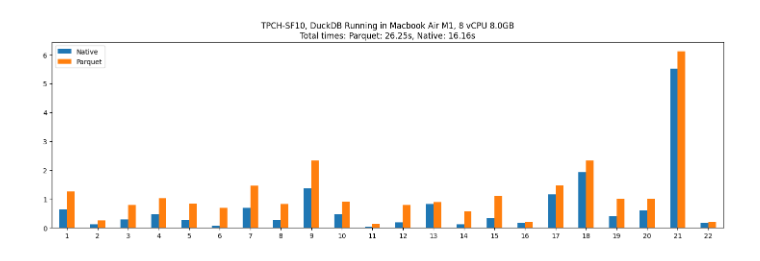
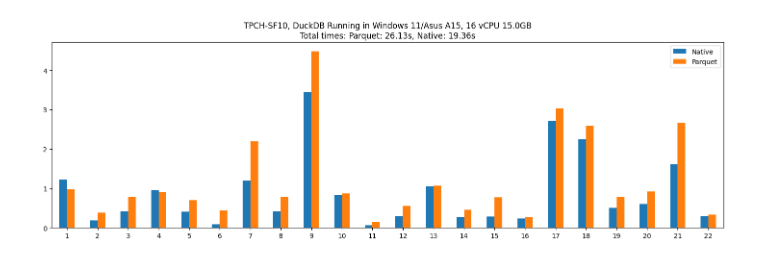
Before and after one commit to kimmolinna/tpch, a Jupyter notebook: duckdb.ipynb, the cells around one changed output. Drawn from its saved outputs; the diff is of its cells as text; code cells hidden in the pictures.

```diff
--- a/duckdb.ipynb
+++ b/duckdb.ipynb
@@ -912,0 +903,3 @@ Query1
+# %%
+duck_parquet=run_query(duckdb, sql, 'duckdb')
+hyper= run_query('',sql,'hyper')
@@ -912,0 +956,15 @@ Query1
+# %%
+vCPU = str(cpu_count()) + " vCPU"
+mem=round(virtual_memory().total/(1024 * 1024 * 1024),0)
+runtime = 'TPCH-SF'+str(sf)+' ,Windows 11/Asus A15, '+vCPU+' '+str(mem)+'GB'
+hyper['query'] = hyper.index
+duck_parquet['query'] = duck_parquet.index
+con1=duckdb.connect()
+concat = con1.sql('''select  duck_parquet.dur as DuckDB , hyper.dur as hyper from duck_parquet
+left join hyper
+on duck_parquet.query=hyper.query
+''').df()
+concat.index = np.arange(1, len(concat)+1)
+com = concat.plot.bar(rot=0,title=runtime)
+summary= con1.sql(' select round(sum(DuckDB),2) as DuckDB , round(sum(hyper),2) as hyper from concat').df()
+sum = summary.plot.bar(rot=0,title= runtime)
@@ -917,7 +978,7 @@ PRAGMA disable_progress_bar;
 -- PRAGMA enable_profiling ;
 PRAGMA enable_object_cache
 ''')
-duck_import=execute_query(con, sql)
+duck_native=run_query(con, sql,'duckdb')
 con.close()
 # %% [output]
 Query1
@@ -967,10 +1018,10 @@ Query1
 # %%
-duck['query'] = duck.index
-duck_import['query'] = duck_import.index
+duck_parquet['query'] = duck_parquet.index
+duck_native['query'] = duck_native.index
 con1=duckdb.connect()
-concat = con1.sql('''select  duck.dur as Parquet,duck_import.dur as Native,round(Parquet/native,1) as ratio  from duck
-left join duck_import
-on duck.query=duck_import.query
+concat = con1.sql('''select  duck_parquet.dur as Parquet,duck_native.dur as Native,round(Parquet/native,1) as ratio  from duck_parquet
+left join duck_native
+on duck_parquet.query=duck_native.query
 ''').df()
 concat.index = np.arange(1, len(concat)+1)
 concat
@@ -1001,8 +1052,8 @@ summary
 # %%
 vCPU = str(cpu_count()) + " vCPU"
 mem=round(virtual_memory().total/(1024 * 1024 * 1024),0)
-runtime = 'TPCH-SF'+str(sf)+', DuckDB Running in Macbook Air M1, '+vCPU+' '+str(mem)+'GB'
+runtime = 'TPCH-SF'+str(sf)+', DuckDB Running in Windows 11/Asus A15, '+vCPU+' '+str(mem)+'GB'
 runtime += '\nTotal times: Parquet: '+str(summary['Parquet'][0])+'s, Native: '+str(summary['Native'][0])+'s'
 ax = concat[['Native','Parquet']].plot.bar(rot=0,title=runtime,figsize=(18,5))
 # %% [output]
-[figure, old version]
+[figure, new version]
```
Also changed, not shown: parts of 21 cells of this notebook, 2 other files.
